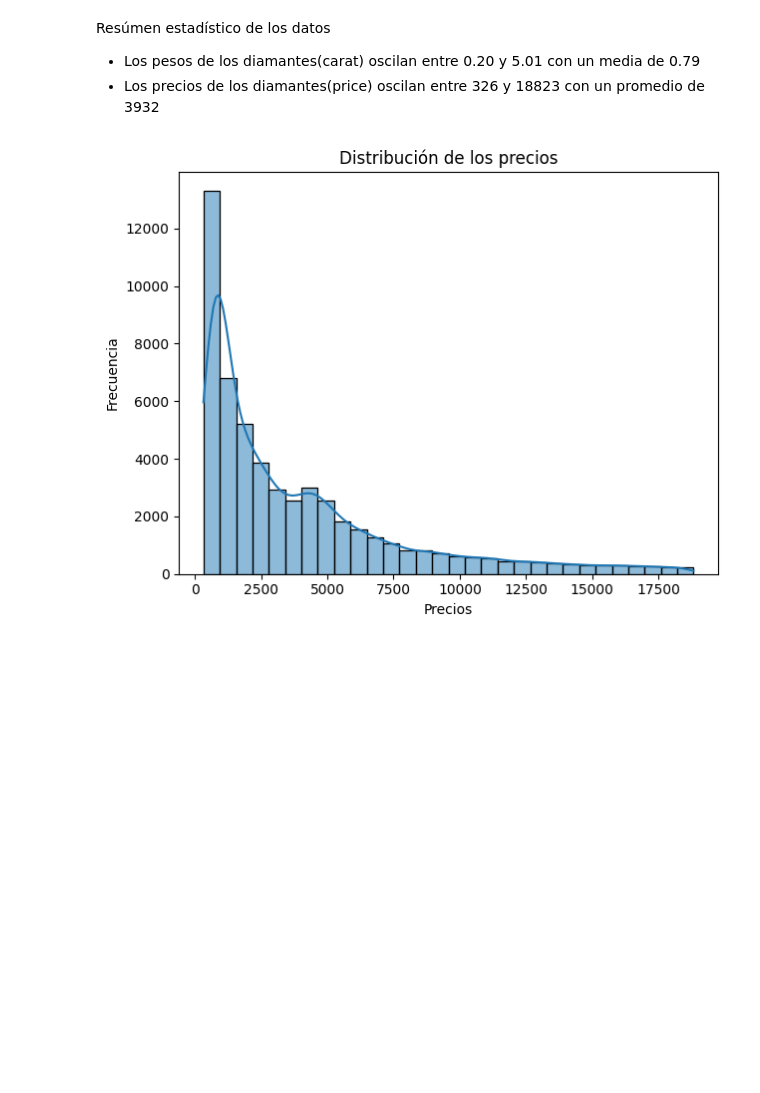
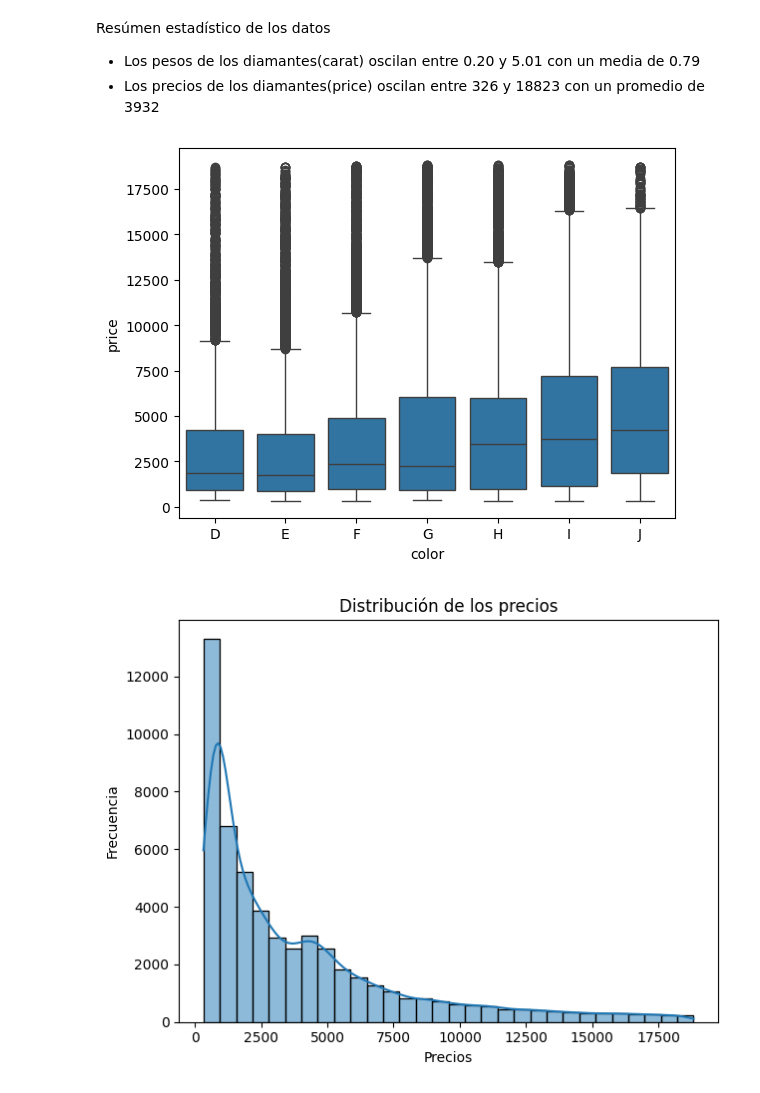
Before and after one commit to CeciliaCTorales/misNotebooks, a Jupyter notebook: Análisis_ventas_diamantes.ipynb, the cells around one changed output. Cells and saved outputs as stored; diff of their text form; code cells hidden in the pictures; blank space fills up the shorter version.

```diff
--- a/Análisis_ventas_diamantes.ipynb
+++ b/Análisis_ventas_diamantes.ipynb
@@ -29,3 +37,9 @@ diamantes.describe()
 Resúmen estadístico de los datos
 - Los pesos de los diamantes(carat) oscilan entre 0.20 y 5.01 con un media de 0.79
 - Los precios de los diamantes(price) oscilan entre 326 y 18823 con un promedio de 3932
+# %%
+#Crear un boxplot que muestre  cómo se distribuyen los valores de la variable numérica 'price' sobre la variable categórica 'color'
+sns.boxplot(y='price', x='color', data= diamantes)
+plt.show()
+# %% [output]
+[figure, added]
```
Also changed, not shown: parts of 5 cells of this notebook.
